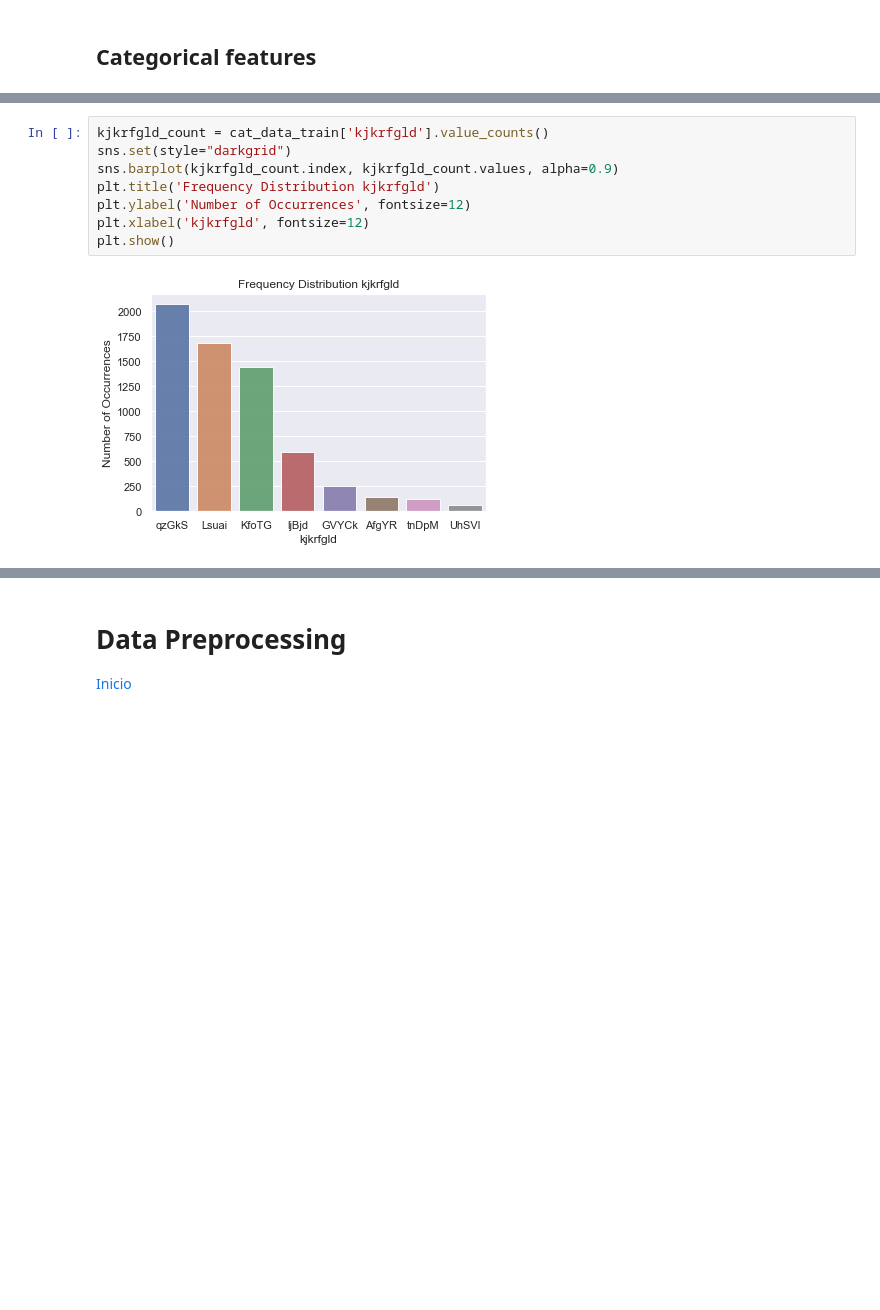
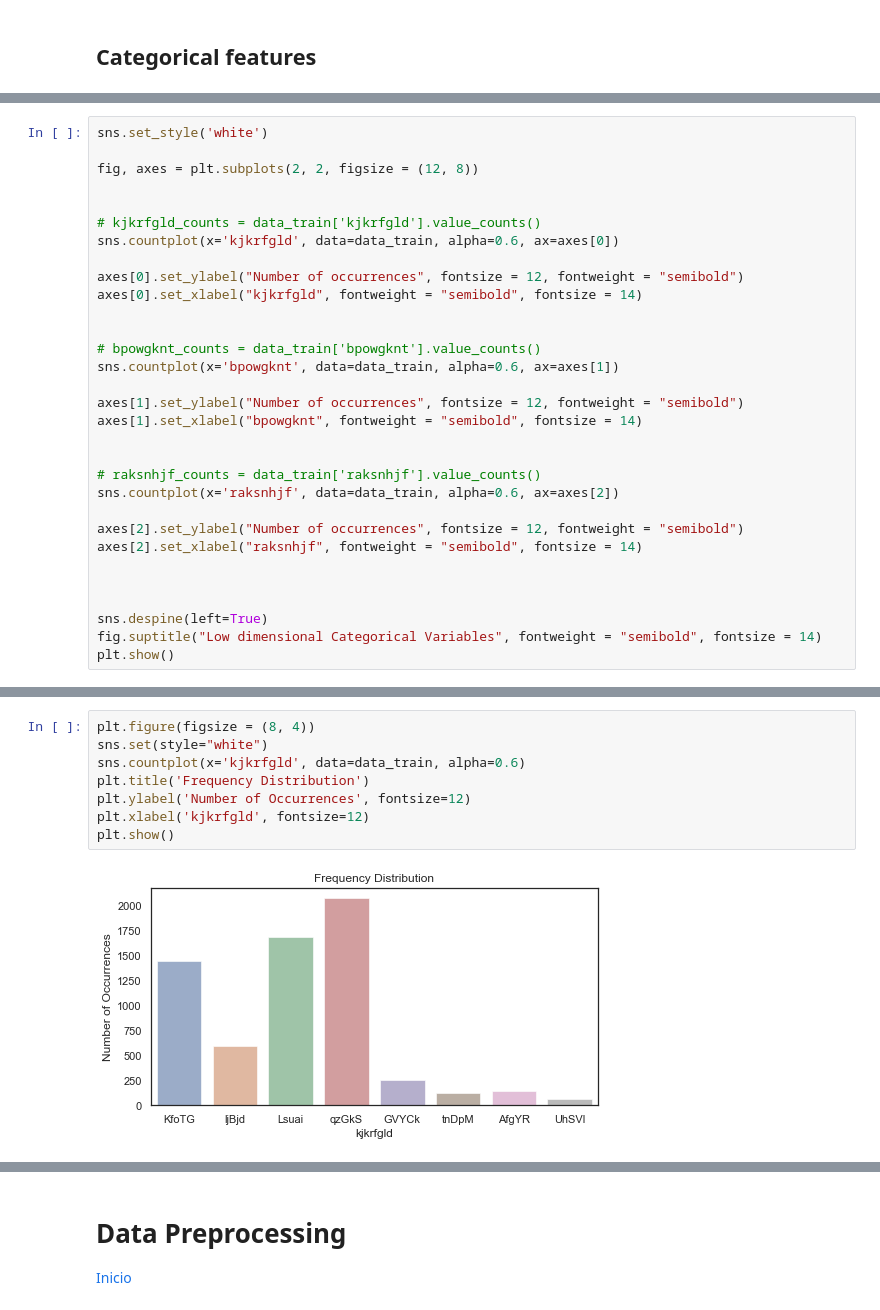
Before and after one commit to isabelpuche/DD_Pover-T_Tests, a Jupyter notebook: notebooks/Solutions_Pover-T_Tests.ipynb, the cells around one changed output, grey strips where cells are left out. Drawn from its saved outputs; the diff is of its cells as text; blank space fills up the shorter version.

```diff
--- a/notebooks/Solutions_Pover-T_Tests.ipynb
+++ b/notebooks/Solutions_Pover-T_Tests.ipynb
@@ -191,0 +367,31 @@ Descriptive statistics of the four numerical variables uncover the following:
+# %%
+sns.set_style('white')
+
+fig, axes = plt.subplots(2, 2, figsize = (12, 8))
+
+
+# kjkrfgld_counts = data_train['kjkrfgld'].value_counts()
+sns.countplot(x='kjkrfgld', data=data_train, alpha=0.6, ax=axes[0])
+
+axes[0].set_ylabel("Number of occurrences", fontsize = 12, fontweight = "semibold")
+axes[0].set_xlabel("kjkrfgld", fontweight = "semibold", fontsize = 14)
+
+
+# bpowgknt_counts = data_train['bpowgknt'].value_counts()
+sns.countplot(x='bpowgknt', data=data_train, alpha=0.6, ax=axes[1])
+
+axes[1].set_ylabel("Number of occurrences", fontsize = 12, fontweight = "semibold")
+axes[1].set_xlabel("bpowgknt", fontweight = "semibold", fontsize = 14)
+
+
+# raksnhjf_counts = data_train['raksnhjf'].value_counts()
+sns.countplot(x='raksnhjf', data=data_train, alpha=0.6, ax=axes[2])
+
+axes[2].set_ylabel("Number of occurrences", fontsize = 12, fontweight = "semibold")
+axes[2].set_xlabel("raksnhjf", fontweight = "semibold", fontsize = 14)
+
+
+
+sns.despine(left=True)
+fig.suptitle("Low dimensional Categorical Variables", fontweight = "semibold", fontsize = 14)
+plt.show()
@@ -192,11 +401,11 @@ Descriptive statistics of the four numerical variables uncover the following:
 # %%
-kjkrfgld_count = cat_data_train['kjkrfgld'].value_counts()
-sns.set(style="darkgrid")
-sns.barplot(kjkrfgld_count.index, kjkrfgld_count.values, alpha=0.9)
-plt.title('Frequency Distribution kjkrfgld')
+plt.figure(figsize = (8, 4))
+sns.set(style="white")
+sns.countplot(x='kjkrfgld', data=data_train, alpha=0.6)
+plt.title('Frequency Distribution')
 plt.ylabel('Number of Occurrences', fontsize=12)
 plt.xlabel('kjkrfgld', fontsize=12)
 plt.show()
 # %% [output]
-[figure, old version]
+[figure, new version]
 # %%
```
Also changed, not shown: parts of 43 cells of this notebook, 6 other files.
